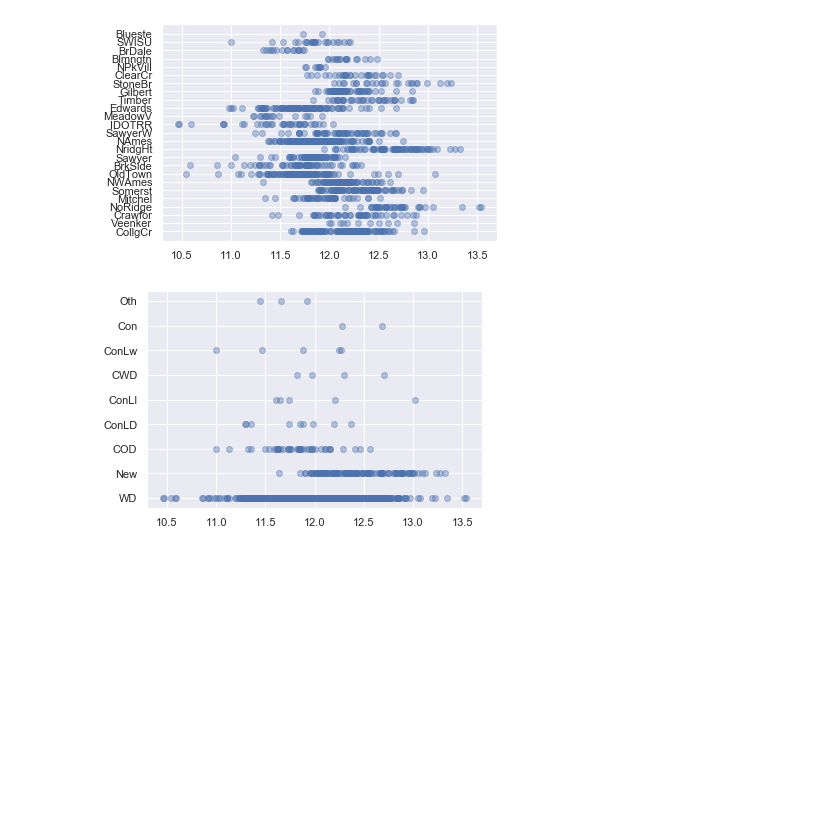
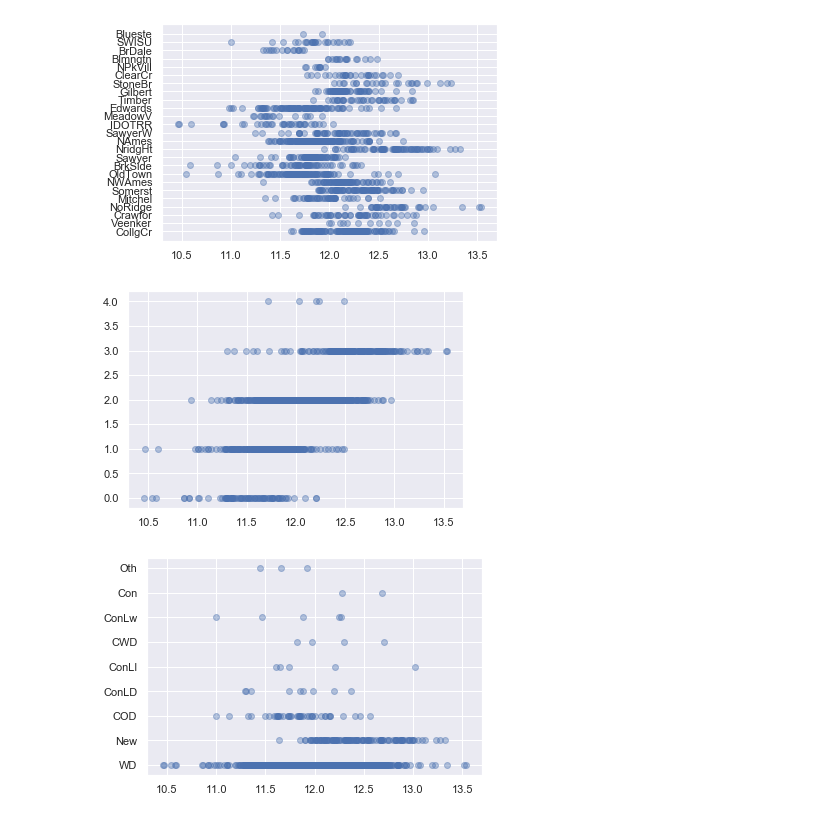
Before and after one commit to DrMegavolt/kaggle_house_iowa, a Jupyter notebook: EDA.ipynb, the cells around one changed output. Drawn from its saved outputs; the diff is of its cells as text; code cells hidden in the pictures; blank space fills up the shorter version.

```diff
--- a/EDA.ipynb
+++ b/EDA.ipynb
@@ -70,6 +73,11 @@ plt.scatter( np.log(df['SalePrice']),df['Neighborhood'],alpha=0.4 )
 plt.show()
 # %% [output]
 [figure]
+# %%
+plt.scatter( np.log(df['SalePrice']),df['GarageCars'],alpha=0.4 )
+plt.show()
+# %% [output]
+[figure, added]
 # %%
 plt.scatter( np.log(df['SalePrice']),df['SaleType'],alpha=0.4 )
 plt.show()
```
Also changed, not shown: parts of 5 cells of this notebook, 3 other files.
